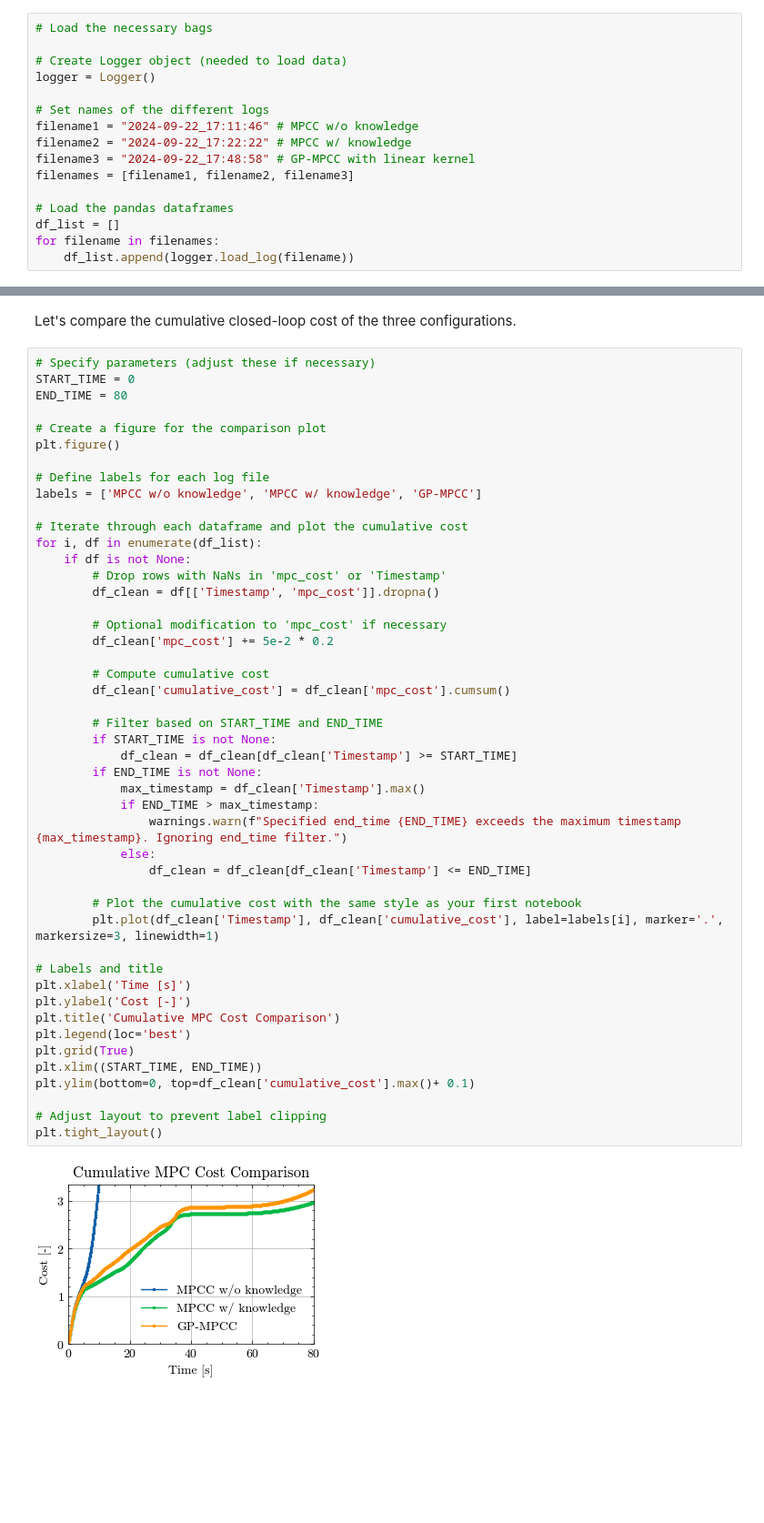
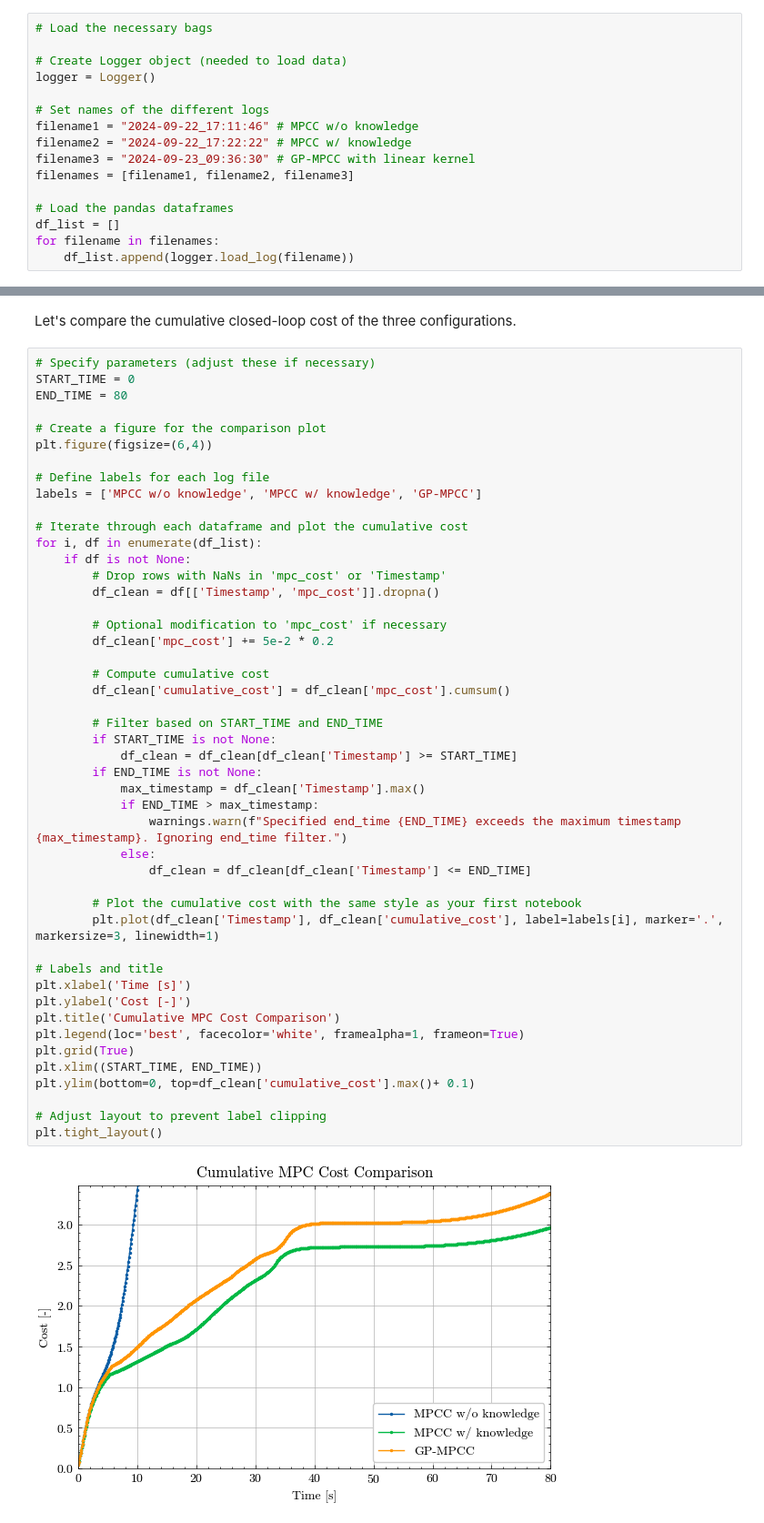
Before and after one commit to albee/smallsat-sim, a Jupyter notebook: smallsat_sim/misc/plot_comparison_results.ipynb, the cells around one changed output, grey strips where cells are left out. Shown at 91% size. Cells and saved outputs as stored; diff of their text form; blank space fills up the shorter version.

```diff
--- a/smallsat_sim/misc/plot_comparison_results.ipynb
+++ b/smallsat_sim/misc/plot_comparison_results.ipynb
@@ -44,7 +45,7 @@ logger = Logger()
 # Set names of the different logs
 filename1 = "2024-09-22_17:11:46" # MPCC w/o knowledge
 filename2 = "2024-09-22_17:22:22" # MPCC w/ knowledge
-filename3 = "2024-09-22_17:48:58" # GP-MPCC with linear kernel
+filename3 = "2024-09-23_09:36:30" # GP-MPCC with linear kernel
 filenames = [filename1, filename2, filename3]
 
 # Load the pandas dataframes
@@ -63,7 +64,7 @@ START_TIME = 0
 END_TIME = 80
 
 # Create a figure for the comparison plot
-plt.figure()
+plt.figure(figsize=(6,4))
 
 # Define labels for each log file
 labels = ['MPCC w/o knowledge', 'MPCC w/ knowledge', 'GP-MPCC']
@@ -77,32 +78,32 @@ for i, df in enumerate(df_list):
         # Optional modification to 'mpc_cost' if necessary
         df_clean['mpc_cost'] += 5e-2 * 0.2
 
         # Compute cumulative cost
         df_clean['cumulative_cost'] = df_clean['mpc_cost'].cumsum()
 
         # Filter based on START_TIME and END_TIME
         if START_TIME is not None:
             df_clean = df_clean[df_clean['Timestamp'] >= START_TIME]
         if END_TIME is not None:
             max_timestamp = df_clean['Timestamp'].max()
             if END_TIME > max_timestamp:
                 warnings.warn(f"Specified end_time {END_TIME} exceeds the maximum timestamp {max_timestamp}. Ignoring end_time filter.")
             else:
                 df_clean = df_clean[df_clean['Timestamp'] <= END_TIME]
 
         # Plot the cumulative cost with the same style as your first notebook
         plt.plot(df_clean['Timestamp'], df_clean['cumulative_cost'], label=labels[i], marker='.', markersize=3, linewidth=1)
 
 # Labels and title
 plt.xlabel('Time [s]')
 plt.ylabel('Cost [-]')
 plt.title('Cumulative MPC Cost Comparison')
-plt.legend(loc='best')
+plt.legend(loc='best', facecolor='white', framealpha=1, frameon=True)
 plt.grid(True)
 plt.xlim((START_TIME, END_TIME))
 plt.ylim(bottom=0, top=df_clean['cumulative_cost'].max()+ 0.1)
 
 # Adjust layout to prevent label clipping
 plt.tight_layout()
 # %% [output]
-[figure, old version]
+[figure, new version]
```
Also changed, not shown: parts of 5 cells of this notebook, 15 other files.
